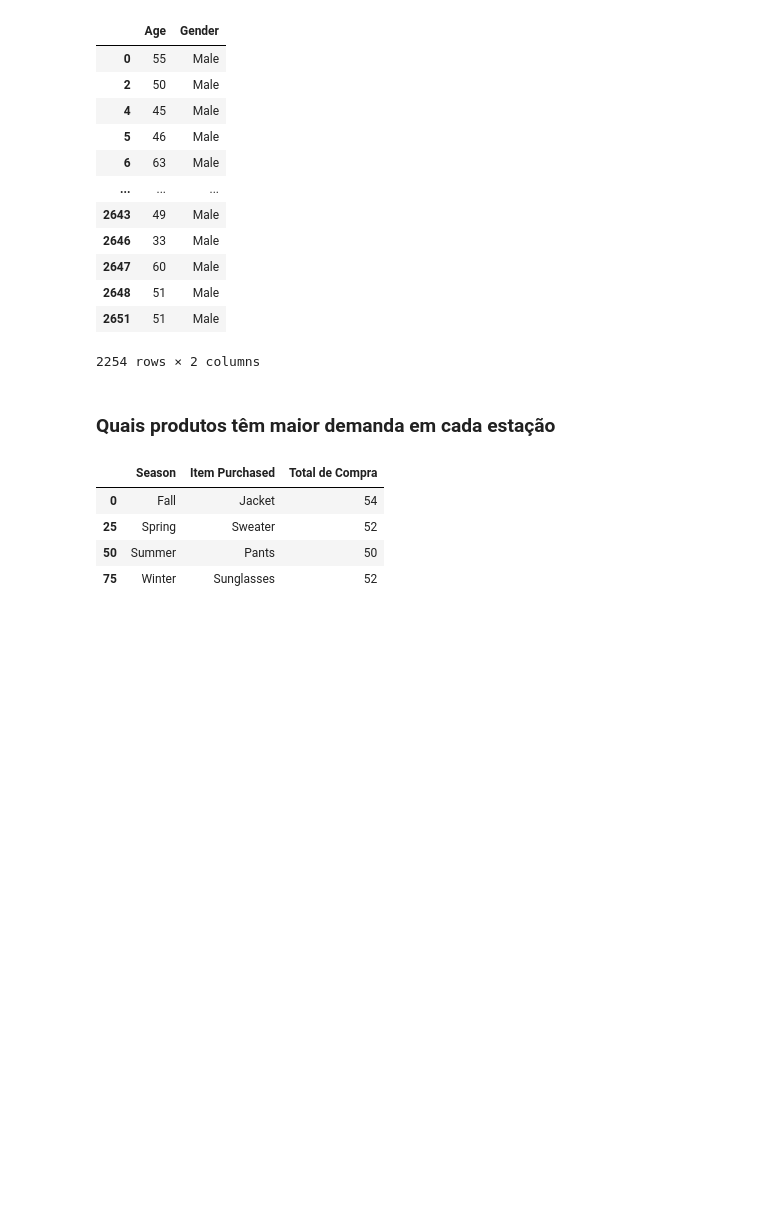
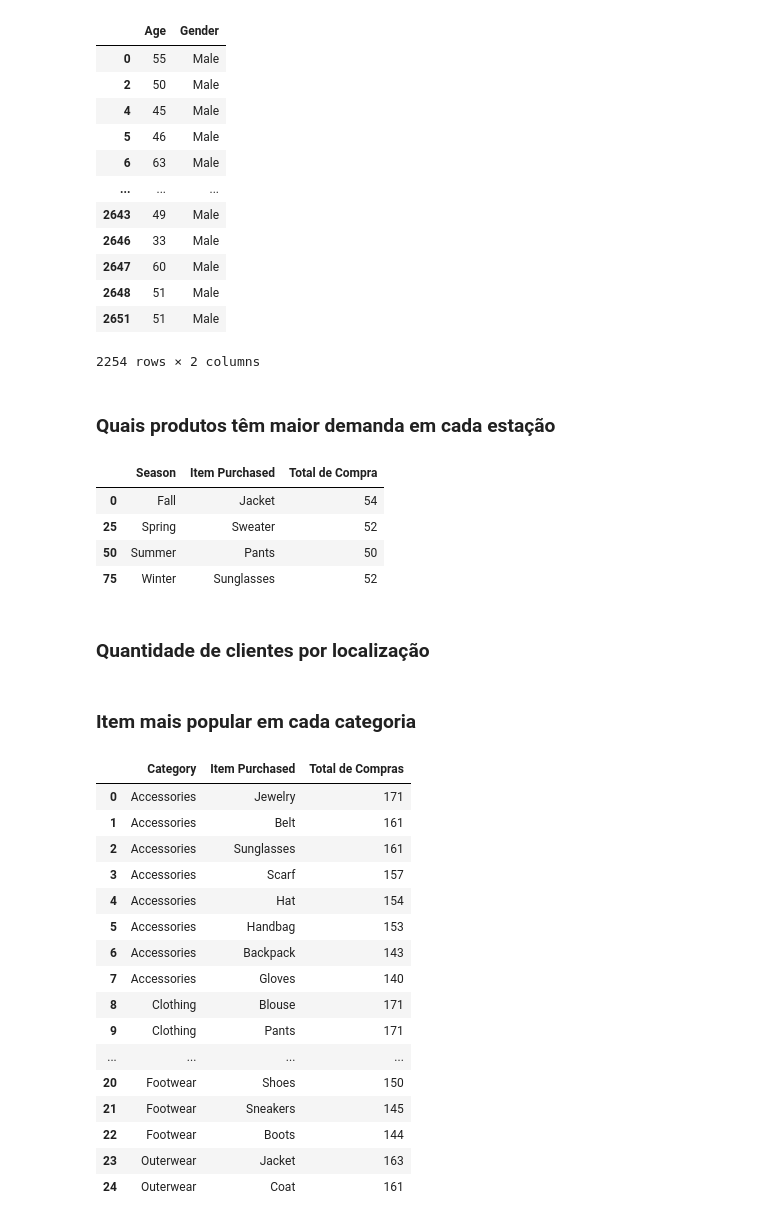
Before and after one commit to lucasz-g/Projetos-Pandas, a Jupyter notebook: Projetos/Projeto Shopping Trends/analise.ipynb, the cells around one changed output. Saved outputs shown, nothing was run; the diff lists cells and outputs as text; code cells hidden in the pictures; blank space fills up the shorter version.

```diff
--- a/Projetos/Projeto Shopping Trends/analise.ipynb
+++ b/Projetos/Projeto Shopping Trends/analise.ipynb
@@ -172,3 +156,5 @@ df_item_season
 | 25 | Spring | Sweater | 52 |
 | 50 | Summer | Pants | 50 |
 | 75 | Winter | Sunglasses | 52 |
+# %% [markdown]
+### Quantidade de clientes por localização
@@ -174,0 +165,30 @@ df_item_season
+# %% [markdown]
+###  Item mais popular em cada categoria
+# %%
+df_item_categoria = (
+    df.groupby('Category')['Item Purchased']
+    .value_counts()
+    .reset_index(name='Total de Compras')
+)
+
+df_item_categoria = df_item_categoria.sort_values(['Category', 'Total de Compras'], ascending=[True, False])
+
+df_item_categoria
+# %% [output]
+|  | Category | Item Purchased | Total de Compras |
+| 0 | Accessories | Jewelry | 171 |
+| 1 | Accessories | Belt | 161 |
+| 2 | Accessories | Sunglasses | 161 |
+| 3 | Accessories | Scarf | 157 |
+| 4 | Accessories | Hat | 154 |
+| 5 | Accessories | Handbag | 153 |
+| 6 | Accessories | Backpack | 143 |
+| 7 | Accessories | Gloves | 140 |
+| 8 | Clothing | Blouse | 171 |
+| 9 | Clothing | Pants | 171 |
+| ... | ... | ... | ... |
+| 20 | Footwear | Shoes | 150 |
+| 21 | Footwear | Sneakers | 145 |
+| 22 | Footwear | Boots | 144 |
+| 23 | Outerwear | Jacket | 163 |
+| 24 | Outerwear | Coat | 161 |
```
Also changed, not shown: parts of 12 cells of this notebook, 4 other files.
